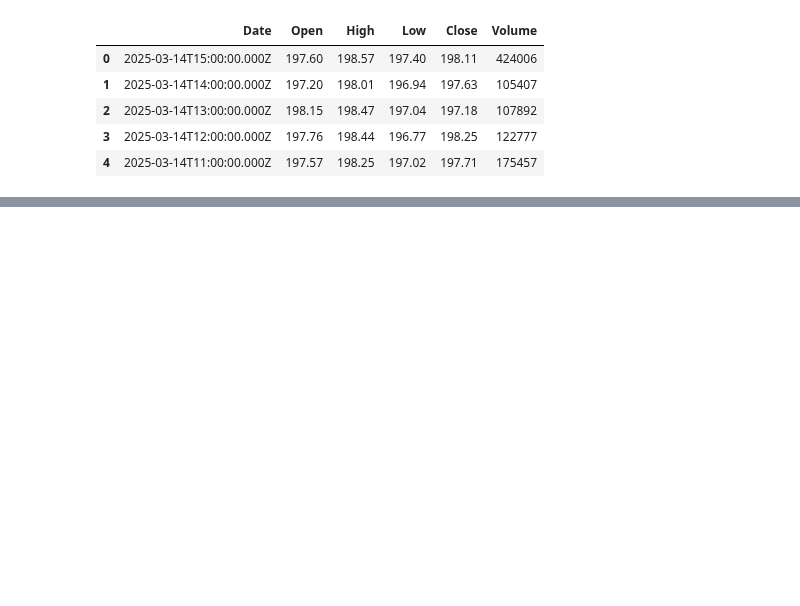
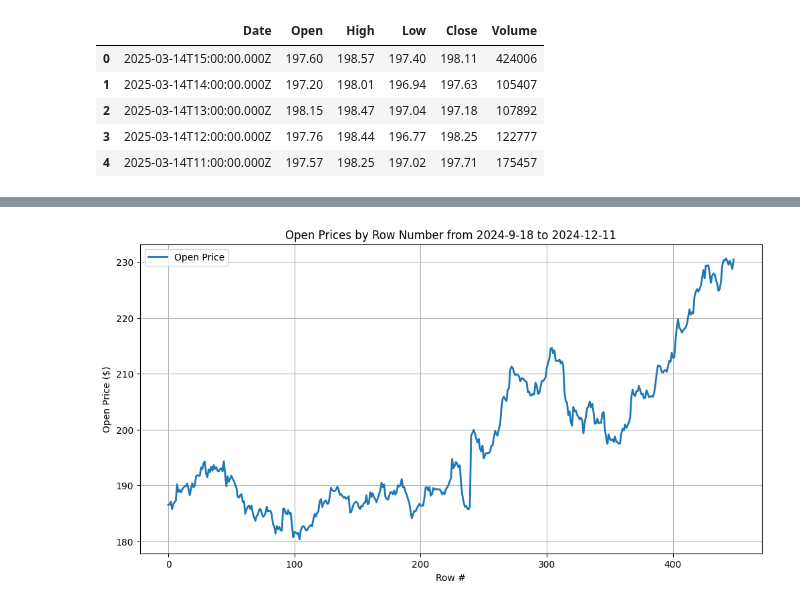
Before and after one commit to estherkdy/stock-price-prediction, a Jupyter notebook: stock_price_prediction.ipynb, the cells around one changed output, grey strips where cells are left out. Saved outputs shown, nothing was run; the diff lists cells and outputs as text; code cells hidden in the pictures; blank space fills up the shorter version.

Commit message:
split data & plotting

```diff
--- a/stock_price_prediction.ipynb
+++ b/stock_price_prediction.ipynb
@@ -33,0 +45,8 @@ df_amazon.head()
+# %%
+#here I'm flipping the data so we don't need to read data from bottom up
+
+df_amazon = df_amazon.iloc[::-1]
+df_amazon = df_amazon.reset_index(drop=True)
+#print to check
+
+print(df_amazon)
@@ -33,0 +68,11 @@ df_amazon.head()
+# %%
+
+split_index = (len(df_amazon) - 1) // 2
+
+# separate half to train later on and one for testing results
+df_train_amazon = df_amazon.iloc[:split_index + 1].reset_index(drop=True)
+df_test_amazon = df_amazon.iloc[split_index + 1:].reset_index(drop=True)
+
+print(df_train_amazon)
+
+print(df_test_amazon)
@@ -33,0 +97,13 @@ df_amazon.head()
+# %%
+
+plt.figure(figsize=(12, 6))
+plt.plot(df_train_amazon.index, df_train_amazon['Open'], label='Open Price', linewidth=2)
+
+plt.xlabel('Row #')
+plt.ylabel('Open Price ($)')
+plt.title('Open Prices by Row Number from 2024-9-18 to 2024-12-11')
+plt.grid(True)
+plt.legend()
+plt.show()
+# %% [output]
+[figure, added]
```
Also changed, not shown: parts of 5 cells of this notebook.
